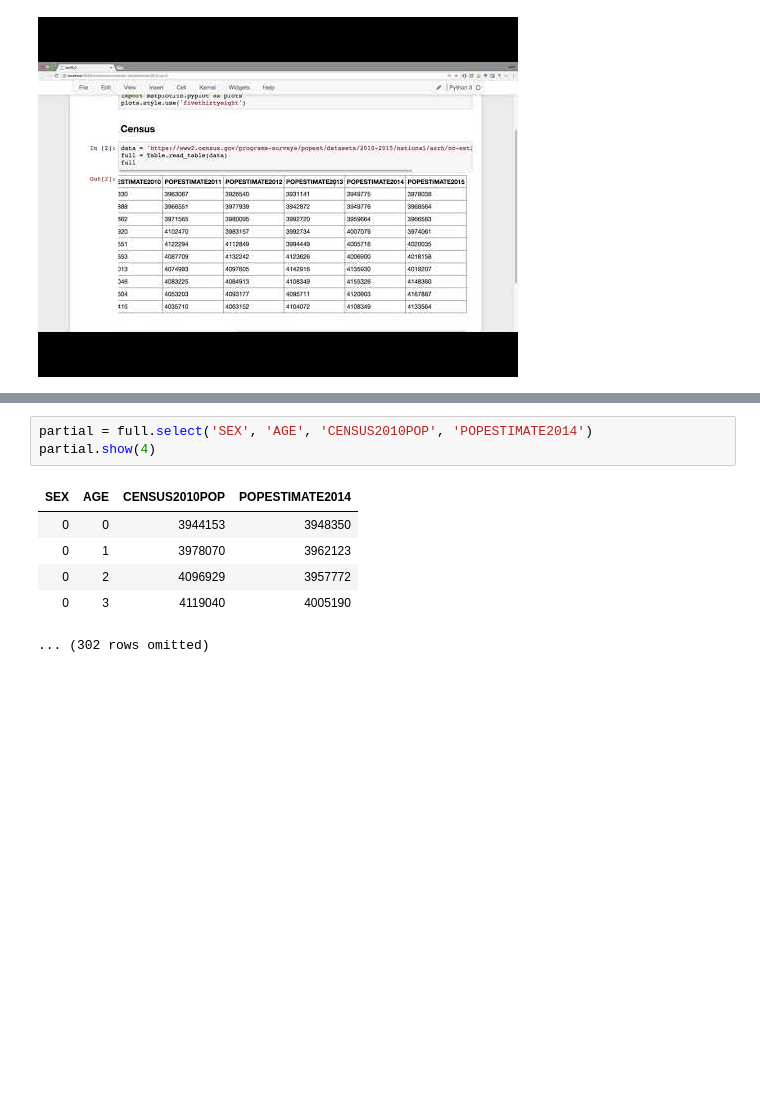
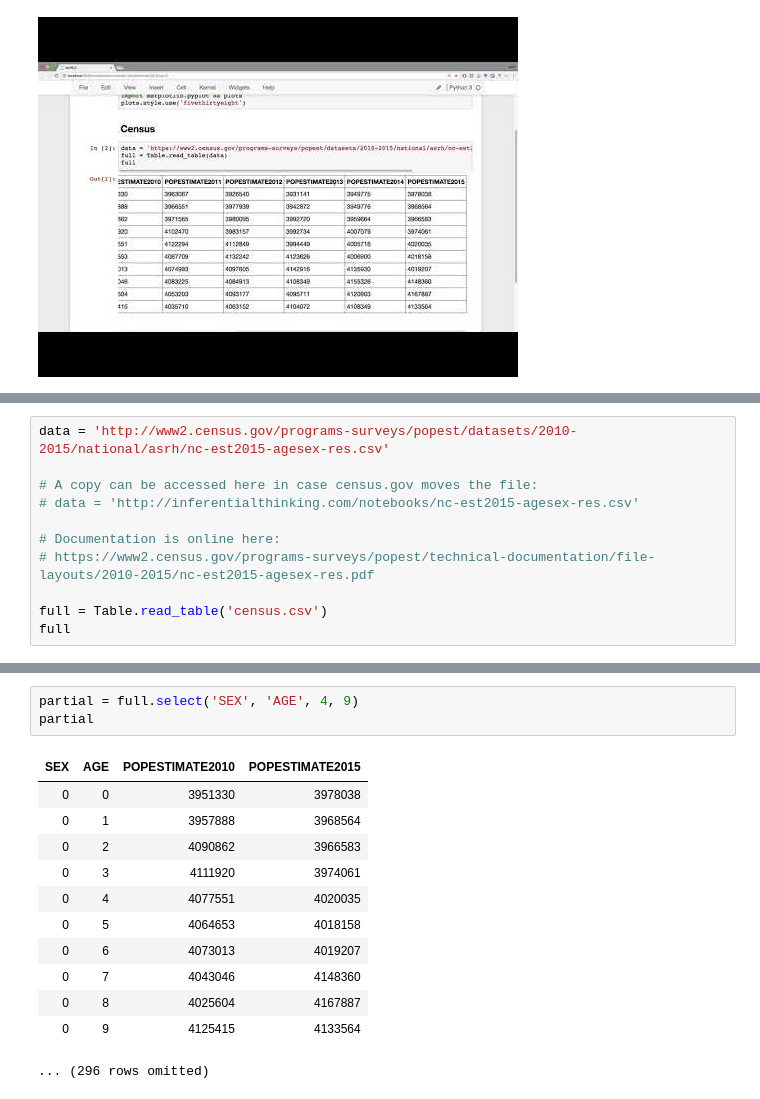
Before and after one commit to zach-guo/2023-DS-College-Advanatge, a Jupyter notebook: lec notebooks/lec06.ipynb, the cells around one changed output, grey strips where cells are left out. Saved outputs shown, nothing was run; the diff lists cells and outputs as text; blank space fills up the shorter version.

```diff
--- a/lec notebooks/lec06.ipynb
+++ b/lec notebooks/lec06.ipynb
@@ -117,0 +20,11 @@ full
+# %%
+data = 'http://www2.census.gov/programs-surveys/popest/datasets/2010-2015/national/asrh/nc-est2015-agesex-res.csv'
+
+# A copy can be accessed here in case census.gov moves the file:
+# data = 'http://inferentialthinking.com/notebooks/nc-est2015-agesex-res.csv'
+
+# Documentation is online here:
+# https://www2.census.gov/programs-surveys/popest/technical-documentation/file-layouts/2010-2015/nc-est2015-agesex-res.pdf
+
+full = Table.read_table('census.csv')
+full
@@ -118,11 +44,17 @@ full
 # %%
-partial = full.select('SEX', 'AGE', 'CENSUS2010POP', 'POPESTIMATE2014')
-partial.show(4)
+partial = full.select('SEX', 'AGE', 4, 9)
+partial
 # %% [output]
-| SEX | AGE | CENSUS2010POP | POPESTIMATE2014 |
-| 0 | 0 | 3944153 | 3948350 |
-| 0 | 1 | 3978070 | 3962123 |
-| 0 | 2 | 4096929 | 3957772 |
-| 0 | 3 | 4119040 | 4005190 |
+| SEX | AGE | POPESTIMATE2010 | POPESTIMATE2015 |
+| 0 | 0 | 3951330 | 3978038 |
+| 0 | 1 | 3957888 | 3968564 |
+| 0 | 2 | 4090862 | 3966583 |
+| 0 | 3 | 4111920 | 3974061 |
+| 0 | 4 | 4077551 | 4020035 |
+| 0 | 5 | 4064653 | 4018158 |
+| 0 | 6 | 4073013 | 4019207 |
+| 0 | 7 | 4043046 | 4148360 |
+| 0 | 8 | 4025604 | 4167887 |
+| 0 | 9 | 4125415 | 4133564 |
-... (302 rows omitted)
+... (296 rows omitted)
 # %%
```
Also changed, not shown: parts of 52 cells of this notebook, 1 other file.
